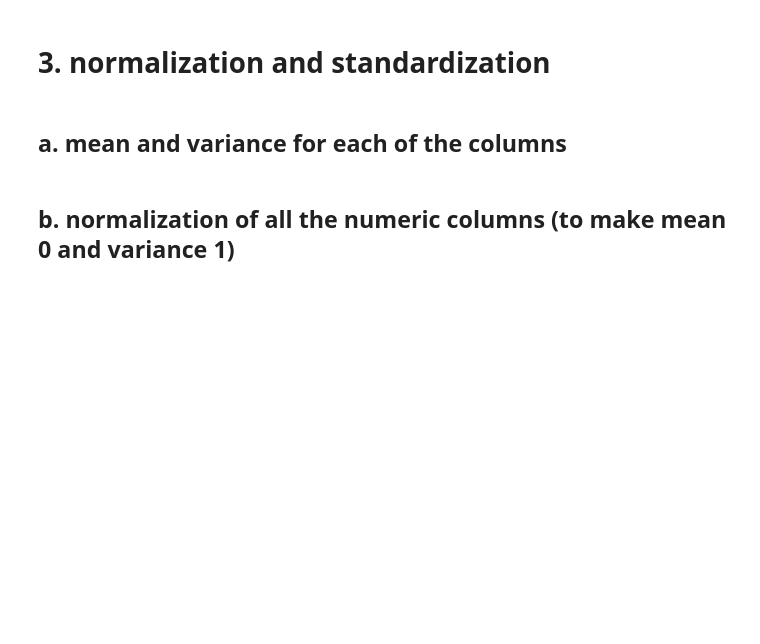
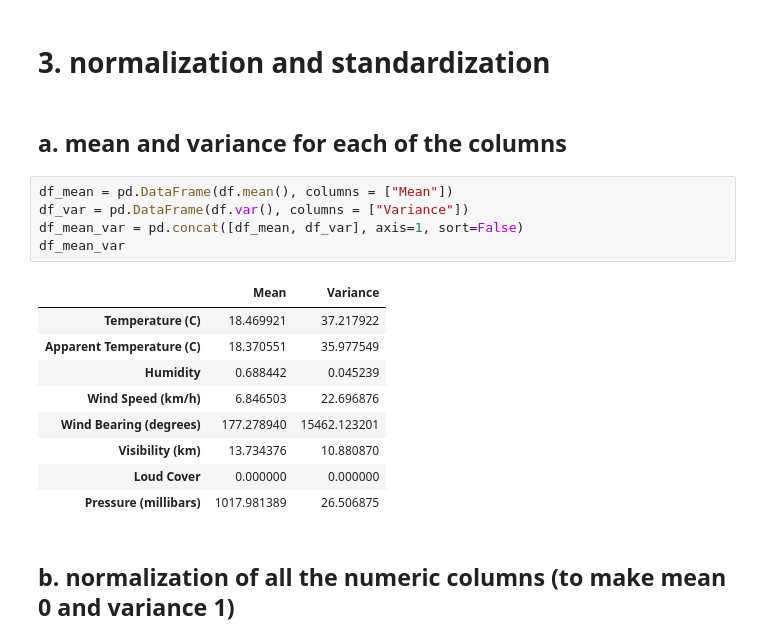
Before and after one commit to SDS-MINI-PROJECT/mini-project, a Jupyter notebook: weatherData.ipynb, the cells around one changed output. Drawn from its saved outputs; the diff is of its cells as text; blank space fills up the shorter version.

```diff
--- a/weatherData.ipynb
+++ b/weatherData.ipynb
@@ -225,5 +225,20 @@ plt.show()
 # 3. normalization and standardization
 # %% [markdown]
 ## a. mean and variance for each of the columns
+# %%
+df_mean = pd.DataFrame(df.mean(), columns = ["Mean"])
+df_var = pd.DataFrame(df.var(), columns = ["Variance"])
+df_mean_var = pd.concat([df_mean, df_var], axis=1, sort=False)
+df_mean_var
+# %% [output]
+|  | Mean | Variance |
+| Temperature (C) | 18.469921 | 37.217922 |
+| Apparent Temperature (C) | 18.370551 | 35.977549 |
+| Humidity | 0.688442 | 0.045239 |
+| Wind Speed (km/h) | 6.846503 | 22.696876 |
+| Wind Bearing (degrees) | 177.278940 | 15462.123201 |
+| Visibility (km) | 13.734376 | 10.880870 |
+| Loud Cover | 0.000000 | 0.000000 |
+| Pressure (millibars) | 1017.981389 | 26.506875 |
 # %% [markdown]
 ## b. normalization of all the numeric columns (to make mean 0 and variance 1)
```
Also changed, not shown: parts of 6 cells of this notebook.
